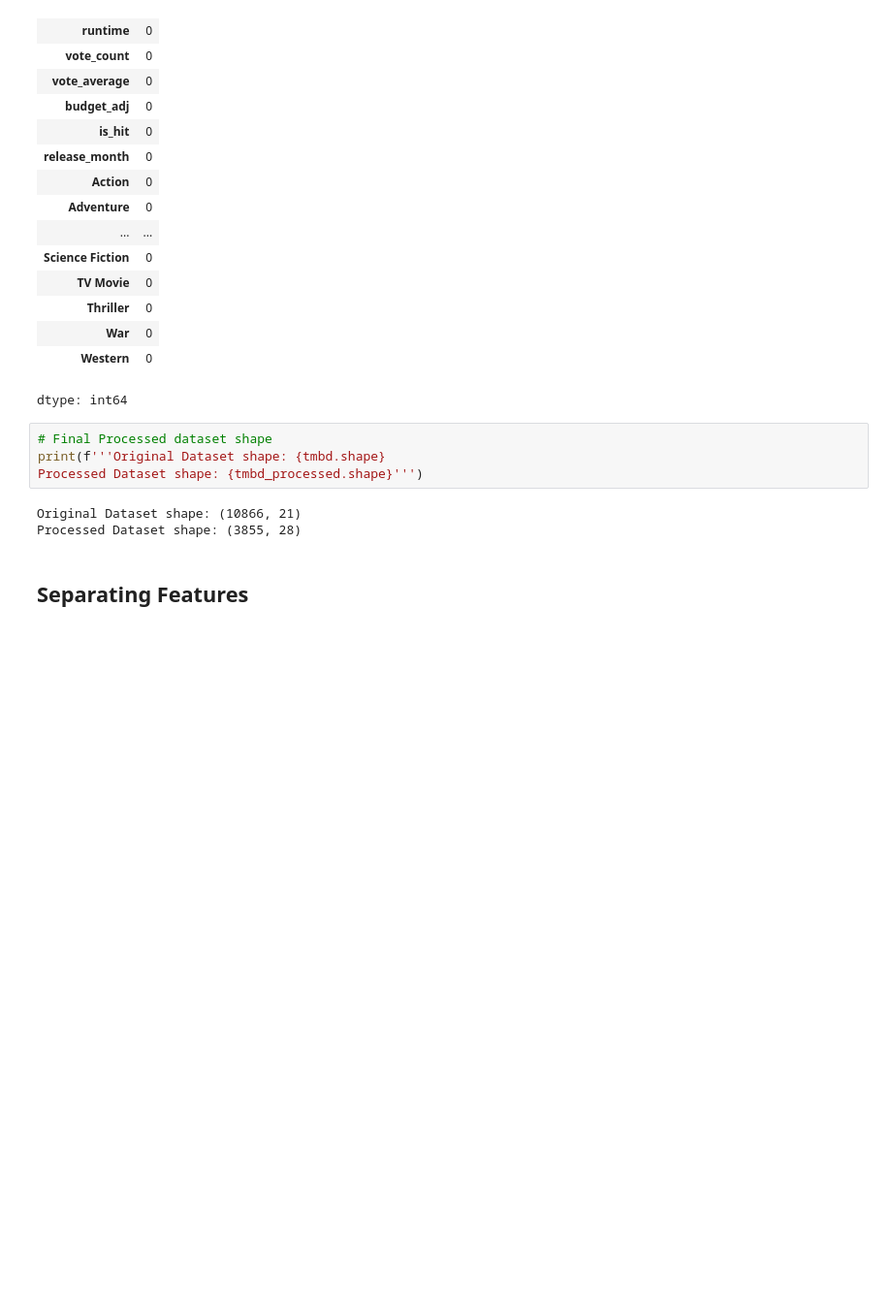
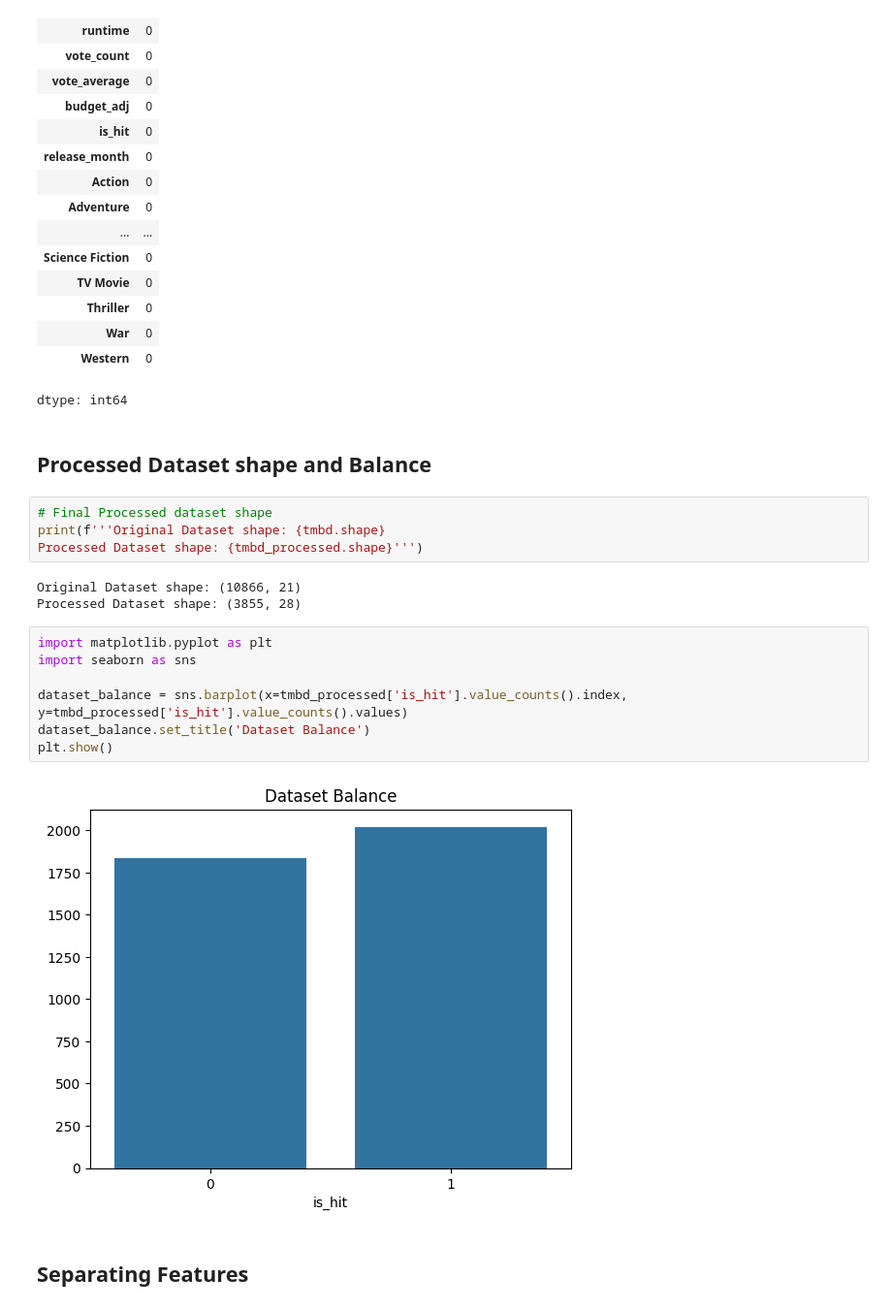
Before and after one commit to Wasey23/CI-345-Machine-Learning-Project, a Jupyter notebook: Data_Preprocessed.ipynb, the cells around one changed output. Shown at 97% size. Drawn from its saved outputs; the diff is of its cells as text; blank space fills up the shorter version.

Commit message:
Added graph to visualize the balance of the preprocessed dataset.

```diff
--- a/Data_Preprocessed.ipynb
+++ b/Data_Preprocessed.ipynb
@@ -213,6 +213,8 @@ Remaining columns, with their null values:
 | War | 0 |
 | Western | 0 |
 dtype: int64
+# %% [markdown]
+## Processed Dataset shape and Balance
 # %%
 # Final Processed dataset shape
 print(f'''Original Dataset shape: {tmbd.shape}
@@ -220,6 +222,15 @@ Processed Dataset shape: {tmbd_processed.shape}''')
 # %% [output]
 Original Dataset shape: (10866, 21)
 Processed Dataset shape: (3855, 28)
+# %%
+import matplotlib.pyplot as plt
+import seaborn as sns
+
+dataset_balance = sns.barplot(x=tmbd_processed['is_hit'].value_counts().index, y=tmbd_processed['is_hit'].value_counts().values)
+dataset_balance.set_title('Dataset Balance')
+plt.show()
+# %% [output]
+[figure, added]
 # %% [markdown]
 ## Separating Features
 # %% [markdown]
```
